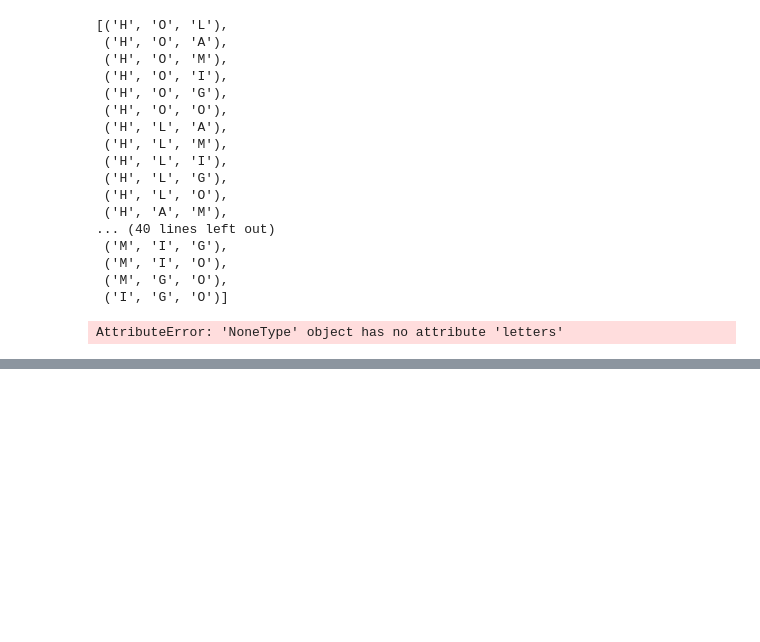
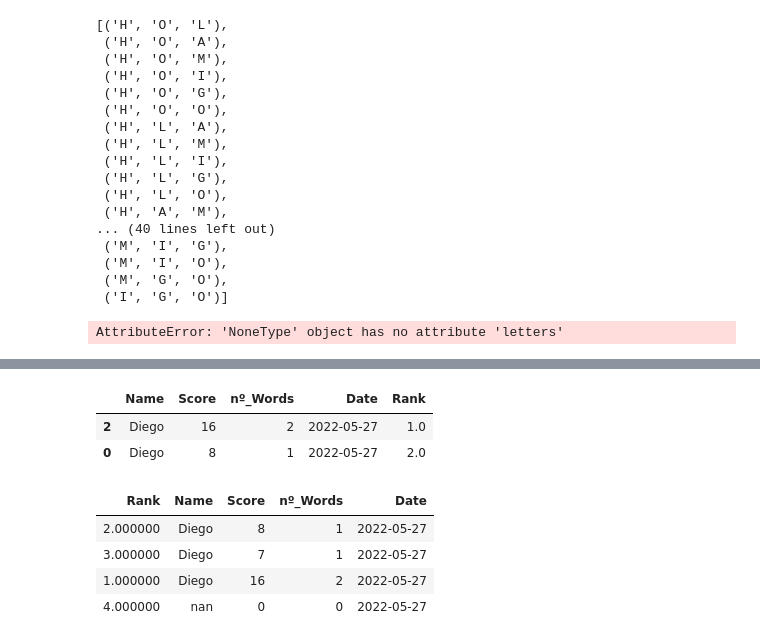
Before and after one commit to d-medrano/Scrabble, a Jupyter notebook: main.ipynb, the cells around one changed output, grey strips where cells are left out. Saved outputs shown, nothing was run; the diff lists cells and outputs as text; code cells hidden in the pictures; blank space fills up the shorter version.

```diff
--- a/main.ipynb
+++ b/main.ipynb
@@ -525,0 +581,14 @@ with open('dictionary.txt', 'r') as f:
+# %%
+data.nsmallest(2, 'Rank')
+# %% [output]
+|  | Name | Score | nº_Words | Date | Rank |
+| 2 | Diego | 16 | 2 | 2022-05-27 | 1.0 |
+| 0 | Diego | 8 | 1 | 2022-05-27 | 2.0 |
+# %%
+data.style.hide_index()
+# %% [output]
+| Rank | Name | Score | nº_Words | Date |
+| 2.000000 | Diego | 8 | 1 | 2022-05-27 |
+| 3.000000 | Diego | 7 | 1 | 2022-05-27 |
+| 1.000000 | Diego | 16 | 2 | 2022-05-27 |
+| 4.000000 | nan | 0 | 0 | 2022-05-27 |
```
Also changed, not shown: parts of 10 cells of this notebook, 2 other files.
